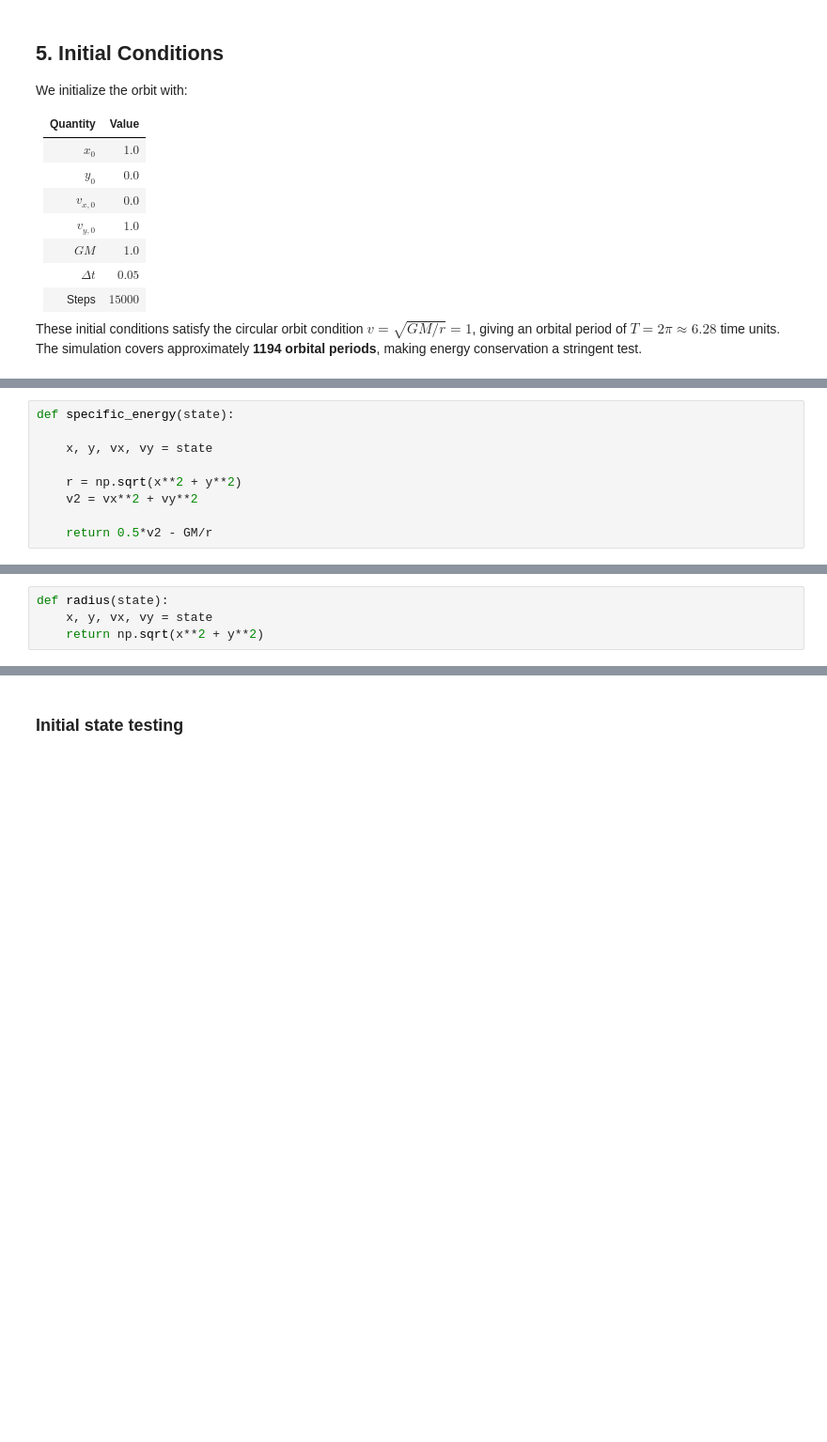
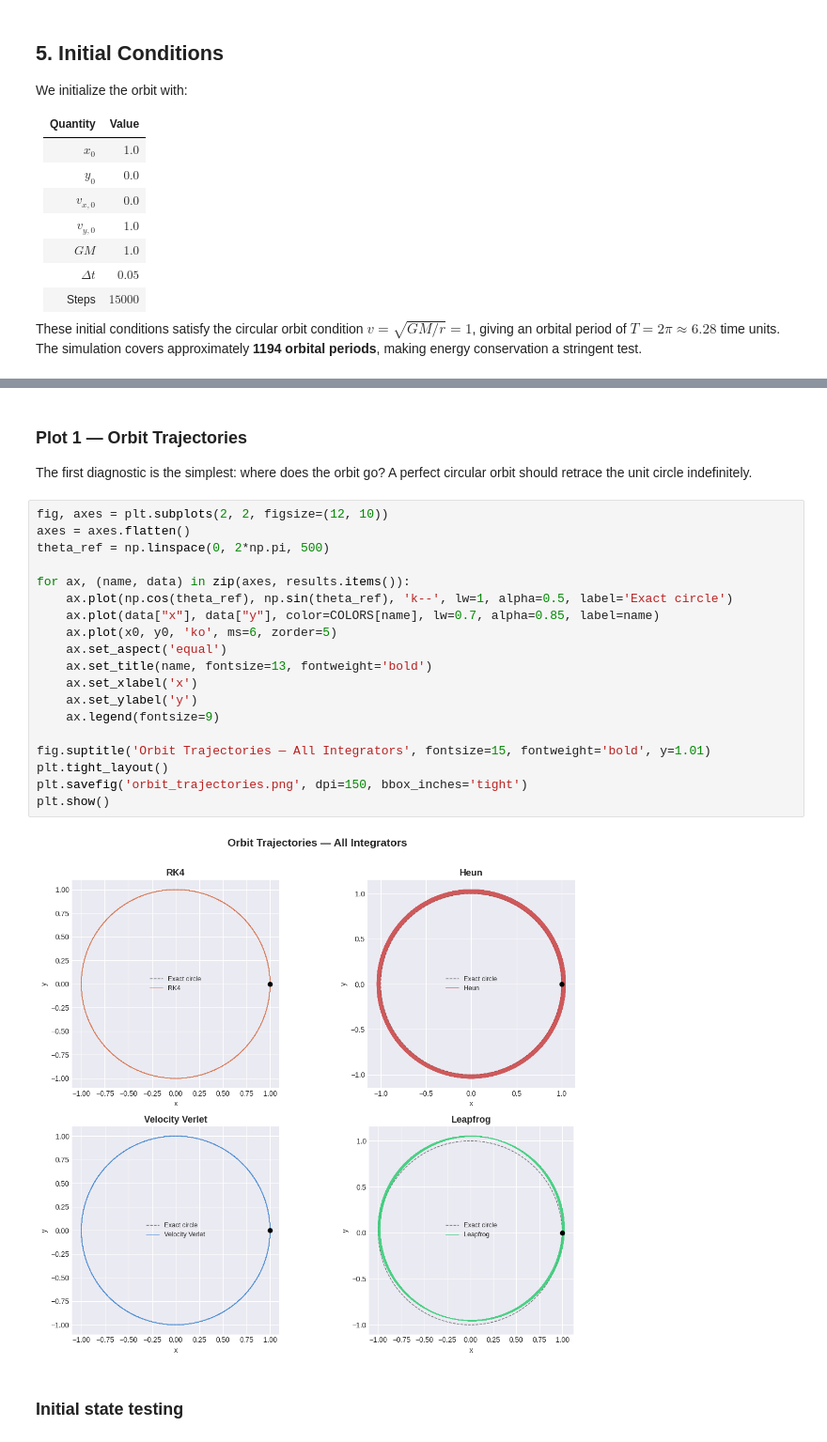
Before and after one commit to swayambel/orbital-integrator-stability, a Jupyter notebook: orbital_integrators.ipynb, the cells around one changed output, grey strips where cells are left out. Shown at 94% size. Cells and saved outputs as stored; diff of their text form; blank space fills up the shorter version.

```diff
--- a/orbital_integrators.ipynb
+++ b/orbital_integrators.ipynb
@@ -102,9 +80,0 @@ def derivatives(state):
-# %%
-def specific_energy(state):
-
-    x, y, vx, vy = state
-
-    r = np.sqrt(x**2 + y**2)
-    v2 = vx**2 + vy**2
-
-    return 0.5*v2 - GM/r
@@ -113,4 +80,0 @@ def specific_energy(state):
-# %%
-def radius(state):
-    x, y, vx, vy = state
-    return np.sqrt(x**2 + y**2)
@@ -117,3 +245,28 @@ def radius(state):
+# %% [markdown]
+### Plot 1 — Orbit Trajectories
+
+The first diagnostic is the simplest: where does the orbit go? A perfect circular orbit should retrace the unit circle indefinitely.
+# %%
+fig, axes = plt.subplots(2, 2, figsize=(12, 10))
+axes = axes.flatten()
+theta_ref = np.linspace(0, 2*np.pi, 500)
+
+for ax, (name, data) in zip(axes, results.items()):
+    ax.plot(np.cos(theta_ref), np.sin(theta_ref), 'k--', lw=1, alpha=0.5, label='Exact circle')
+    ax.plot(data["x"], data["y"], color=COLORS[name], lw=0.7, alpha=0.85, label=name)
+    ax.plot(x0, y0, 'ko', ms=6, zorder=5)
+    ax.set_aspect('equal')
+    ax.set_title(name, fontsize=13, fontweight='bold')
+    ax.set_xlabel('x')
+    ax.set_ylabel('y')
+    ax.legend(fontsize=9)
+
+fig.suptitle('Orbit Trajectories — All Integrators', fontsize=15, fontweight='bold', y=1.01)
+plt.tight_layout()
+plt.savefig('orbit_trajectories.png', dpi=150, bbox_inches='tight')
+plt.show()
+# %% [output]
+[figure, added]
 # %% [markdown]
 ### Initial state testing
 # %%
```
Also changed, not shown: parts of 25 cells of this notebook.
